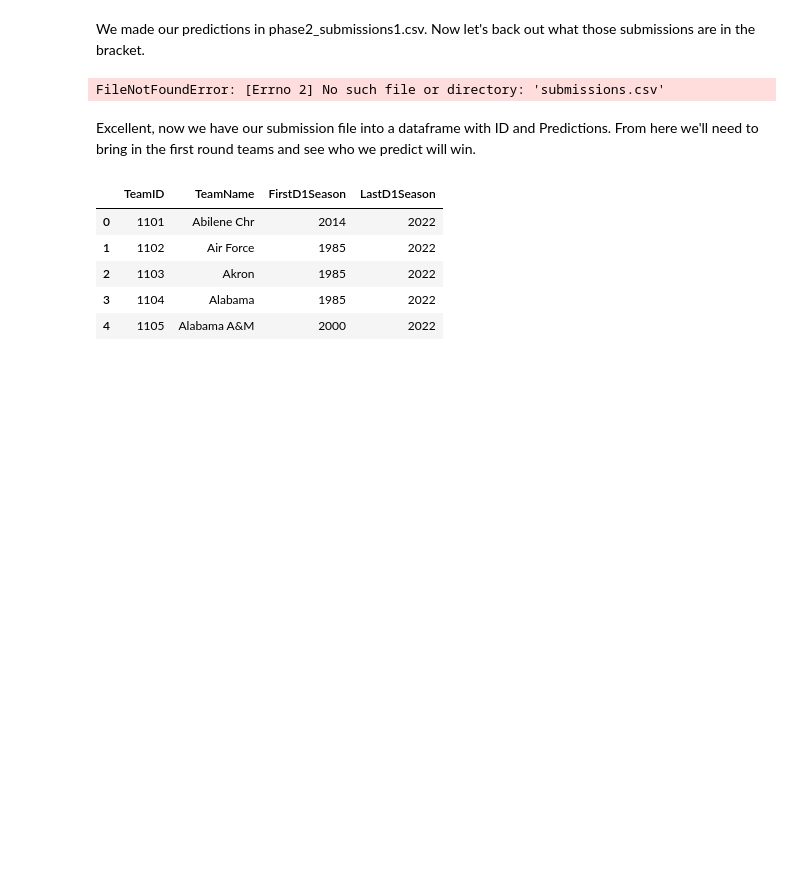
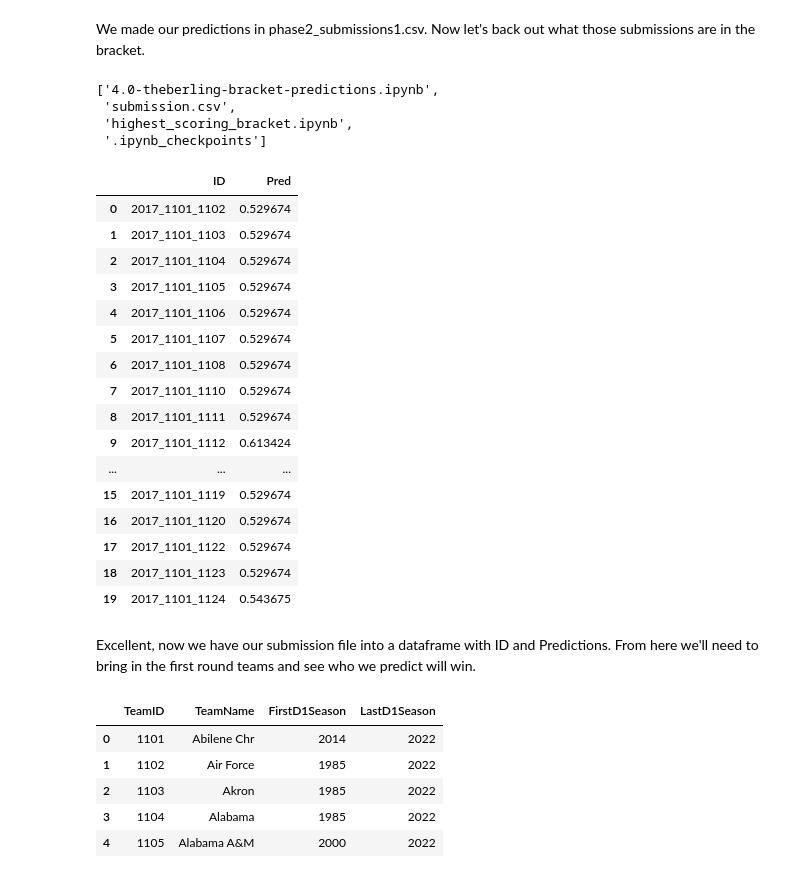
Before and after one commit to sethchart/kaggle-march-machine-learning-mania, a Jupyter notebook: notebooks/4.0-theberling-bracket-predictions.ipynb, the cells around one changed output. Cells and saved outputs as stored; diff of their text form; code cells hidden in the pictures; blank space fills up the shorter version.

Commit message:
cleaned up the bracket notebook

```diff
--- a/notebooks/4.0-theberling-bracket-predictions.ipynb
+++ b/notebooks/4.0-theberling-bracket-predictions.ipynb
@@ -2,3 +2,11 @@
 We made our predictions in phase2_submissions1.csv. Now let's back out what those submissions are in the bracket.
 # %%
 import pandas as pd
+# %%
+import os
+os.listdir()
+# %% [output]
+['4.0-theberling-bracket-predictions.ipynb',
+ 'submission.csv',
+ 'highest_scoring_bracket.ipynb',
+ '.ipynb_checkpoints']
@@ -5,8 +15,24 @@ import pandas as pd
 # %%
-df_pred = pd.read_csv('submissions.csv')
-df_pred.head()
+df_pred = pd.read_csv('submission.csv')
+df_pred.head(20)
 # %% [output]
-FileNotFoundError: [Errno 2] No such file or directory: 'submissions.csv'
+|  | ID | Pred |
+| 0 | 2017_1101_1102 | 0.529674 |
+| 1 | 2017_1101_1103 | 0.529674 |
+| 2 | 2017_1101_1104 | 0.529674 |
+| 3 | 2017_1101_1105 | 0.529674 |
+| 4 | 2017_1101_1106 | 0.529674 |
+| 5 | 2017_1101_1107 | 0.529674 |
+| 6 | 2017_1101_1108 | 0.529674 |
+| 7 | 2017_1101_1110 | 0.529674 |
+| 8 | 2017_1101_1111 | 0.529674 |
+| 9 | 2017_1101_1112 | 0.613424 |
+| ... | ... | ... |
+| 15 | 2017_1101_1119 | 0.529674 |
+| 16 | 2017_1101_1120 | 0.529674 |
+| 17 | 2017_1101_1122 | 0.529674 |
+| 18 | 2017_1101_1123 | 0.529674 |
+| 19 | 2017_1101_1124 | 0.543675 |
 # %% [markdown]
 Excellent, now we have our submission file into a dataframe with ID and Predictions. From here we'll need to bring in the first round teams and see who we predict will win.
 # %%
```
Also changed, not shown: parts of 140 cells of this notebook, 2 other files.
